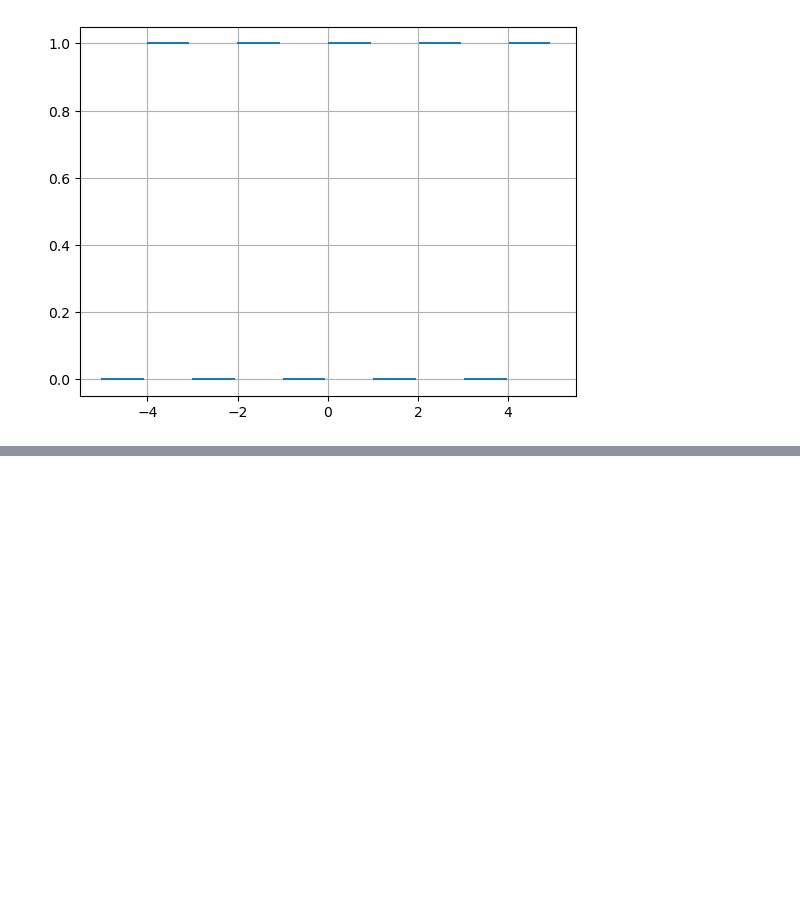
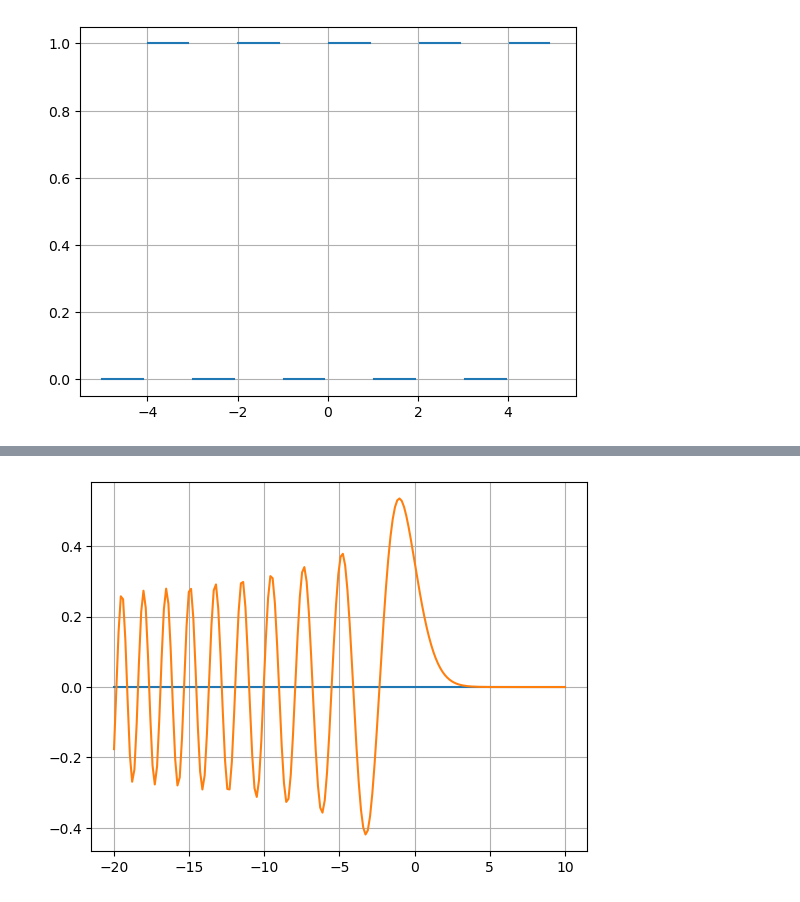
Before and after one commit to ivanraskolnikov/Fisica-Computacional-, a Jupyter notebook: PruebasPY.ipynb, the cells around one changed output, grey strips where cells are left out. Saved outputs shown, nothing was run; the diff lists cells and outputs as text; code cells hidden in the pictures; blank space fills up the shorter version.

```diff
--- a/PruebasPY.ipynb
+++ b/PruebasPY.ipynb
@@ -59,0 +88,14 @@ plt.show()
+# %%
+import numpy as np
+import matplotlib.pyplot as plt
+from scipy.special import airy
+
+x = np.linspace(-20, 10, 200)
+y = np.zeros_like(x)
+Ai = airy(x)[0]   # toma la primera componente: Ai(x)
+plt.plot(x,y)
+plt.plot(x, Ai)
+plt.grid()
+plt.show()
+# %% [output]
+[figure, added]
```
Also changed, not shown: parts of 5 cells of this notebook.
